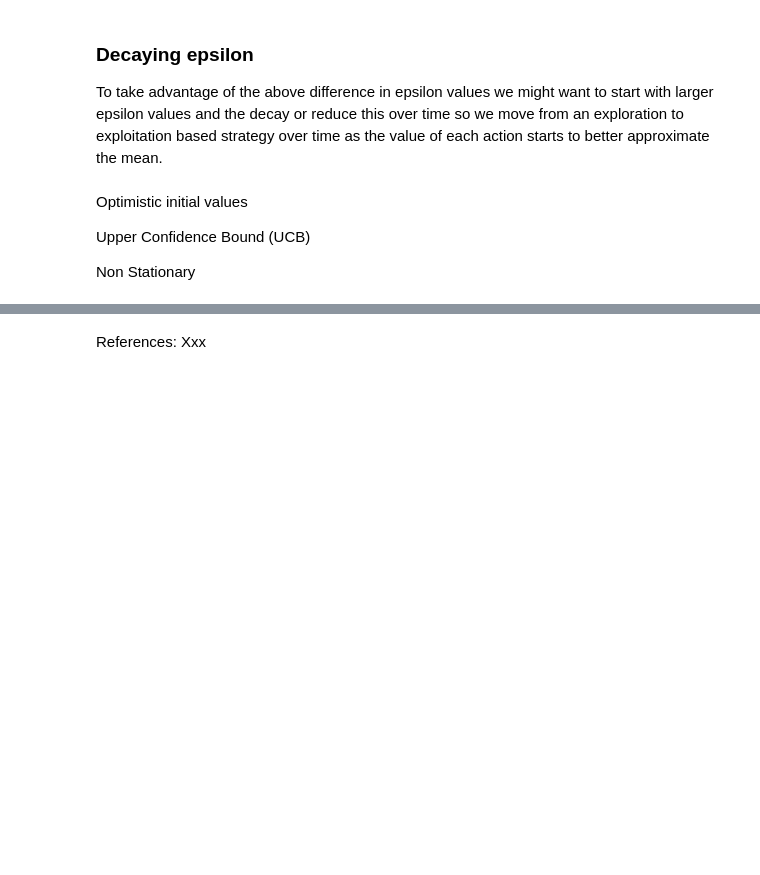
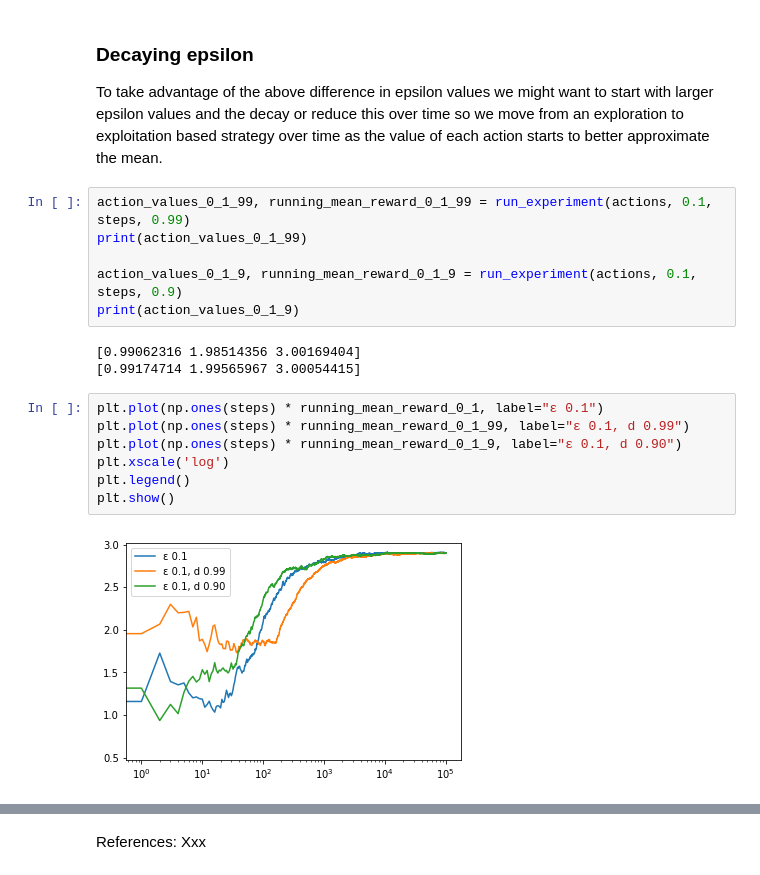
Before and after one commit to FlipWebApps/DataScience, a Jupyter notebook: ReinforcementLearning/MultiArmedBandit.ipynb, the cells around one changed output, grey strips where cells are left out. Drawn from its saved outputs; the diff is of its cells as text; blank space fills up the shorter version.

```diff
--- a/ReinforcementLearning/MultiArmedBandit.ipynb
+++ b/ReinforcementLearning/MultiArmedBandit.ipynb
@@ -152,9 +168,21 @@ plt.show()
 # %% [markdown]
 ### Decaying epsilon
 To take advantage of the above difference in epsilon values we might want to start with larger epsilon values and the decay or reduce this over time so we move from an exploration to exploitation based strategy over time as the value of each action starts to better approximate the mean.
-# %% [markdown]
-Optimistic initial values
-
-Upper Conﬁdence Bound (UCB)
-
-Non Stationary
+# %%
+action_values_0_1_99, running_mean_reward_0_1_99 = run_experiment(actions, 0.1, steps, 0.99)
+print(action_values_0_1_99)
+
+action_values_0_1_9, running_mean_reward_0_1_9 = run_experiment(actions, 0.1, steps, 0.9)
+print(action_values_0_1_9)
+# %% [output]
+[0.99062316 1.98514356 3.00169404]
+[0.99174714 1.99565967 3.00054415]
+# %%
+plt.plot(np.ones(steps) * running_mean_reward_0_1, label="ε 0.1")
+plt.plot(np.ones(steps) * running_mean_reward_0_1_99, label="ε 0.1, d 0.99")
+plt.plot(np.ones(steps) * running_mean_reward_0_1_9, label="ε 0.1, d 0.90")
+plt.xscale('log')
+plt.legend()
+plt.show()
+# %% [output]
+[figure, added]
```
Also changed, not shown: parts of 22 cells of this notebook, 1 other file.
